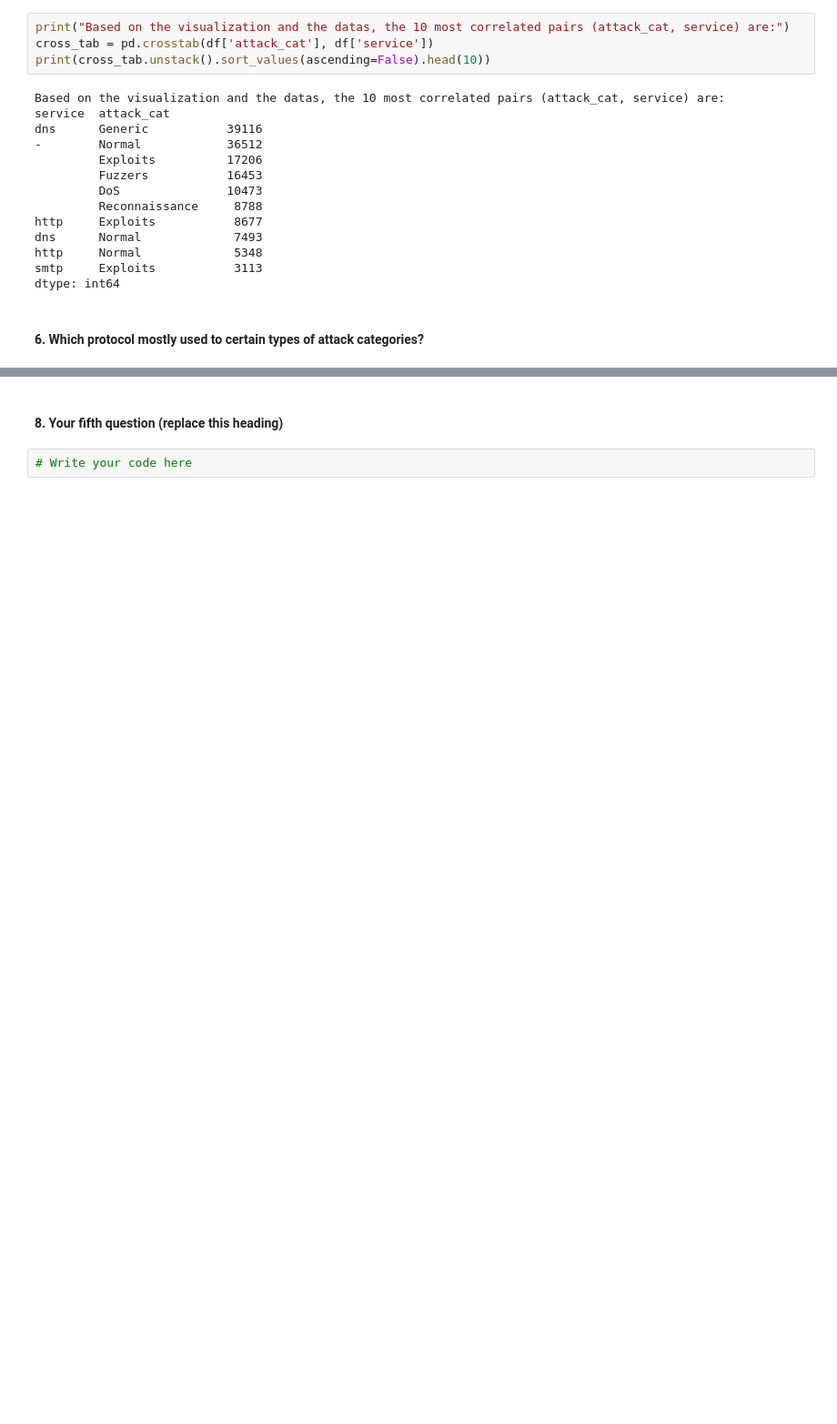
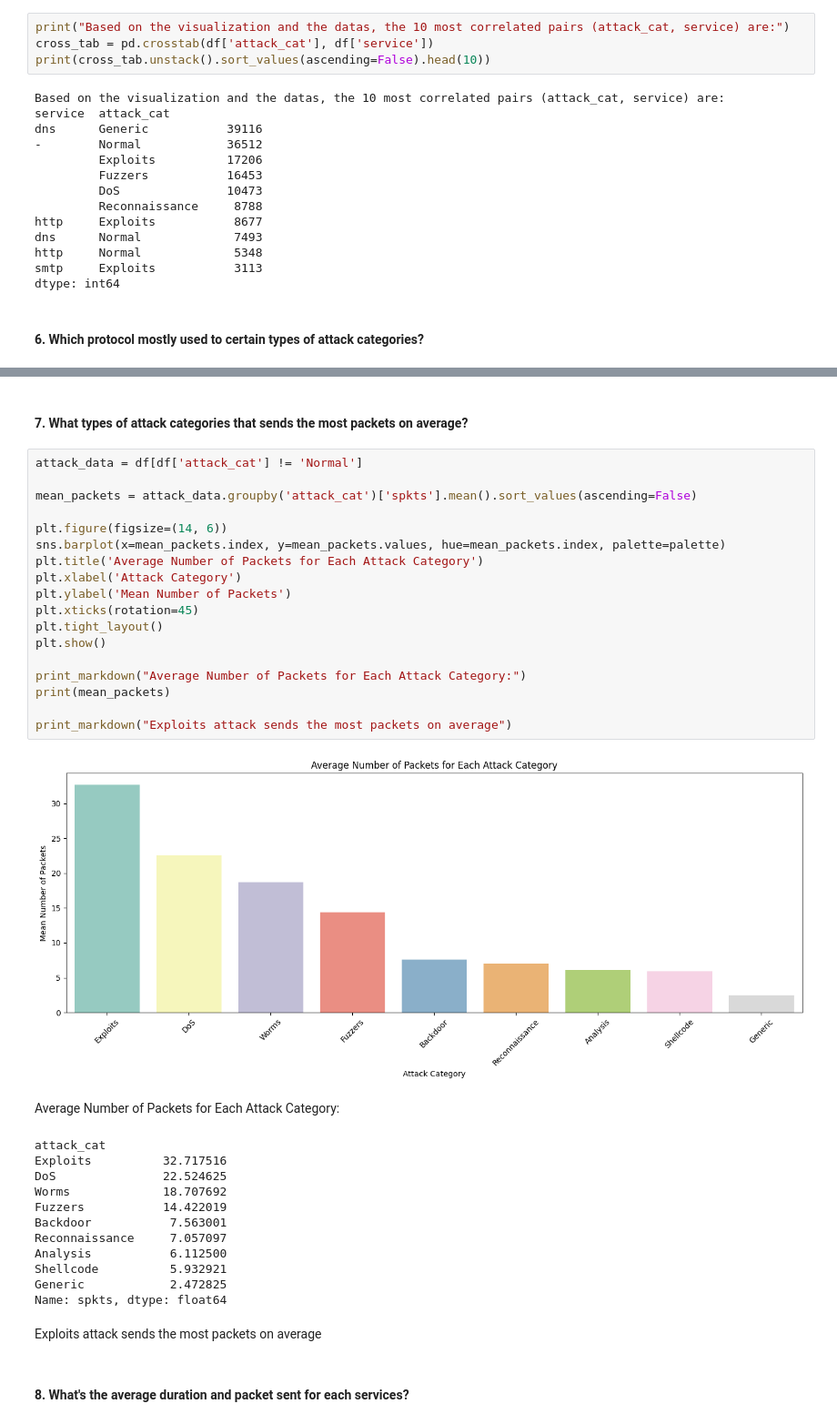
Before and after one commit to NoHaitch/Intro-to-Machine-Learning, a Jupyter notebook: Tucil2_13522071_13522091.ipynb, the cells around one changed output, grey strips where cells are left out. Shown at 91% size. Drawn from its saved outputs; the diff is of its cells as text; blank space fills up the shorter version.

```diff
--- a/Tucil2_13522071_13522091.ipynb
+++ b/Tucil2_13522071_13522091.ipynb
@@ -559,4 +581,37 @@ dtype: int64
-# %% [markdown]
-#### 8. Your fifth question (replace this heading)
-# %%
-# Write your code here
+# %% [markdown]
+#### 7. What types of attack categories that sends the most packets on average?
+# %%
+attack_data = df[df['attack_cat'] != 'Normal']
+
+mean_packets = attack_data.groupby('attack_cat')['spkts'].mean().sort_values(ascending=False)
+
+plt.figure(figsize=(14, 6))
+sns.barplot(x=mean_packets.index, y=mean_packets.values, hue=mean_packets.index, palette=palette)
+plt.title('Average Number of Packets for Each Attack Category')
+plt.xlabel('Attack Category')
+plt.ylabel('Mean Number of Packets')
+plt.xticks(rotation=45)
+plt.tight_layout()
+plt.show()
+
+print_markdown("Average Number of Packets for Each Attack Category:")
+print(mean_packets)
+
+print_markdown("Exploits attack sends the most packets on average")
+# %% [output]
+[figure, added]
+Average Number of Packets for Each Attack Category:
+attack_cat
+Exploits          32.717516
+DoS               22.524625
+Worms             18.707692
+Fuzzers           14.422019
+Backdoor           7.563001
+Reconnaissance     7.057097
+Analysis           6.112500
+Shellcode          5.932921
+Generic            2.472825
+Name: spkts, dtype: float64
+Exploits attack sends the most packets on average
+# %% [markdown]
+#### 8. What's the average duration and packet sent for each services?
```
Also changed, not shown: parts of 20 cells of this notebook.
